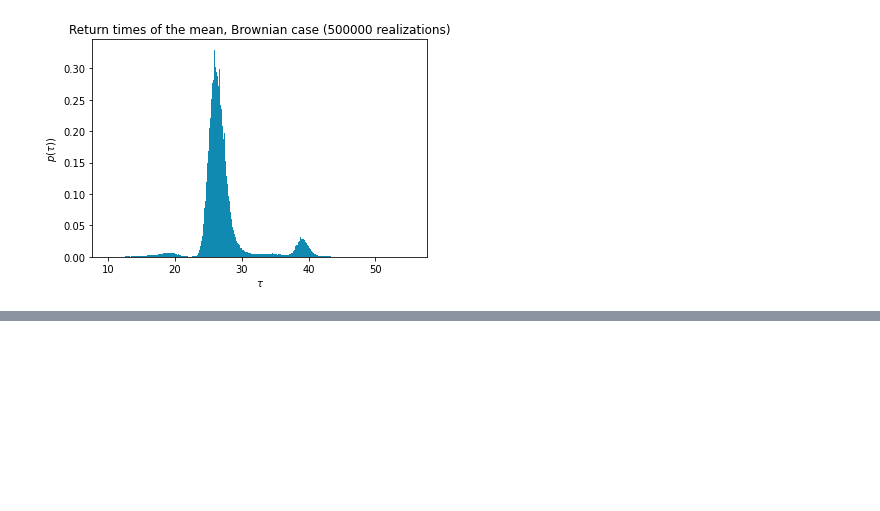
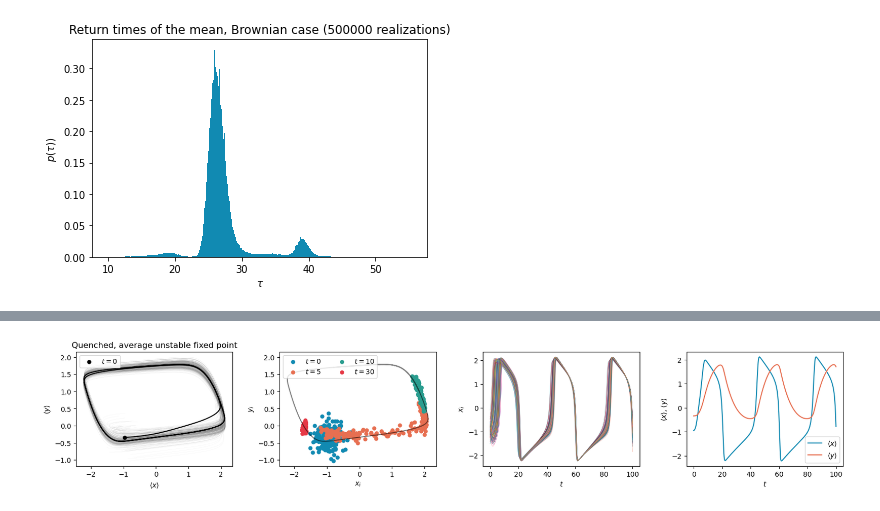
Before and after one commit to giorgionicoletti/OscillationsFH, a Jupyter notebook: notebooks/ReturnTimes.ipynb, the cells around one changed output, grey strips where cells are left out. Drawn from its saved outputs; the diff is of its cells as text; code cells hidden in the pictures; blank space fills up the shorter version.

```diff
--- a/notebooks/ReturnTimes.ipynb
+++ b/notebooks/ReturnTimes.ipynb
@@ -207,0 +280,13 @@ plt.show()
+# %%
+Nsteps = 10000
+Time = np.arange(Nsteps)*dt
+
+x_QR_Unst, y_QR_Unst = model.simulate_quenched_Fitzugh_Nagumo(N, Nsteps, dt, x0_Unst_Q, y0_Unst_Q, epsilon = epsilon, **model_kwargs, I = IQ)
+
+x_QR_Center, y_QR_Center = model.simulate_quenched_Fitzugh_Nagumo(N, Nsteps, dt, x0_Center_Q, y0_Center_Q, epsilon = epsilon, **model_kwargs, I = IQ)
+# %%
+utils.plot_results(x_QR_Unst, y_QR_Unst, Time, title = 'Quenched, average unstable fixed point', steps_to_plot=10000, Nosc_to_plot=1000,
+                   idxs_to_plot=[0, 500, 1000, 3000])
+plt.show()
+# %% [output]
+[figure, added]
```
Also changed, not shown: parts of 24 cells of this notebook, 2 other files.
